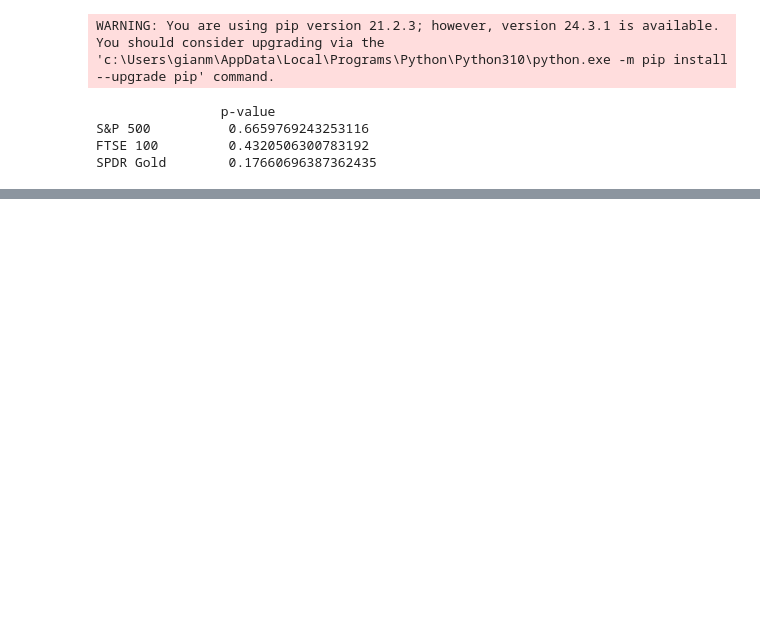
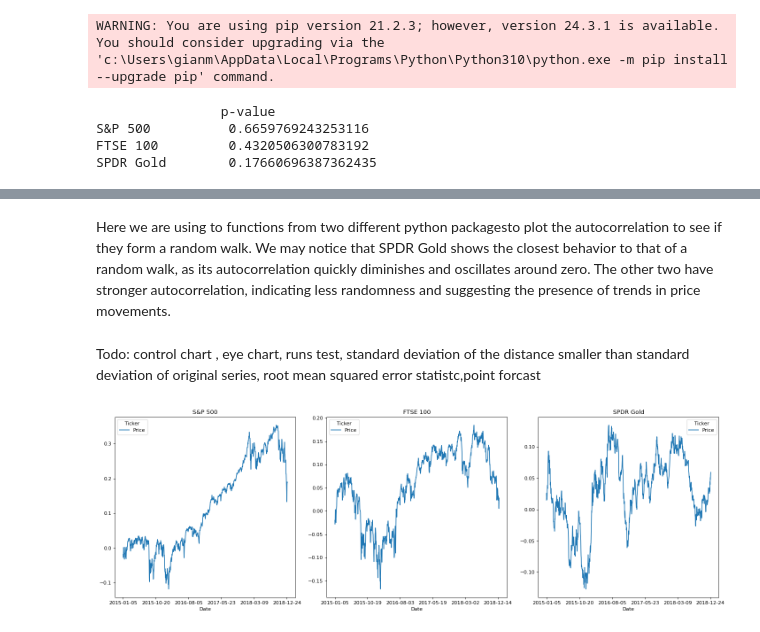
Before and after one commit to matsammut/ARI5122-Finance, a Jupyter notebook: A1Q1.ipynb, the cells around one changed output, grey strips where cells are left out. Cells and saved outputs as stored; diff of their text form; code cells hidden in the pictures; blank space fills up the shorter version.

```diff
--- a/A1Q1.ipynb
+++ b/A1Q1.ipynb
@@ -182,0 +187,18 @@ for plots in series:
+# %% [markdown]
+Here we are using to functions from two different python packagesto plot the autocorrelation  to see if they form a random walk. We may notice that SPDR Gold shows the closest behavior to that of a random walk, as its autocorrelation quickly diminishes and oscillates around zero. The other two have stronger autocorrelation, indicating less randomness and suggesting the presence of trends in price movements.
+# %% [markdown]
+Todo: control chart , eye chart, runs test, standard deviation of the distance smaller than standard deviation of original series, root mean squared error statistc,point forcast
+# %%
+import numpy as np
+fig, axes = plt.subplots(1, 3, figsize=(18, 6), dpi=80)
+
+for ax, plots in zip(axes, series):
+    lrets = np.log(plots[1]/plots[1].shift(1)).dropna()
+    lrets.cumsum().plot(ax=ax)
+    ax.set_title(plots[0])
+    ax.set_xlabel("Date")
+
+plt.tight_layout()
+plt.show()
+# %% [output]
+[figure, added]
```
Also changed, not shown: parts of 9 cells of this notebook, 2 other files.
